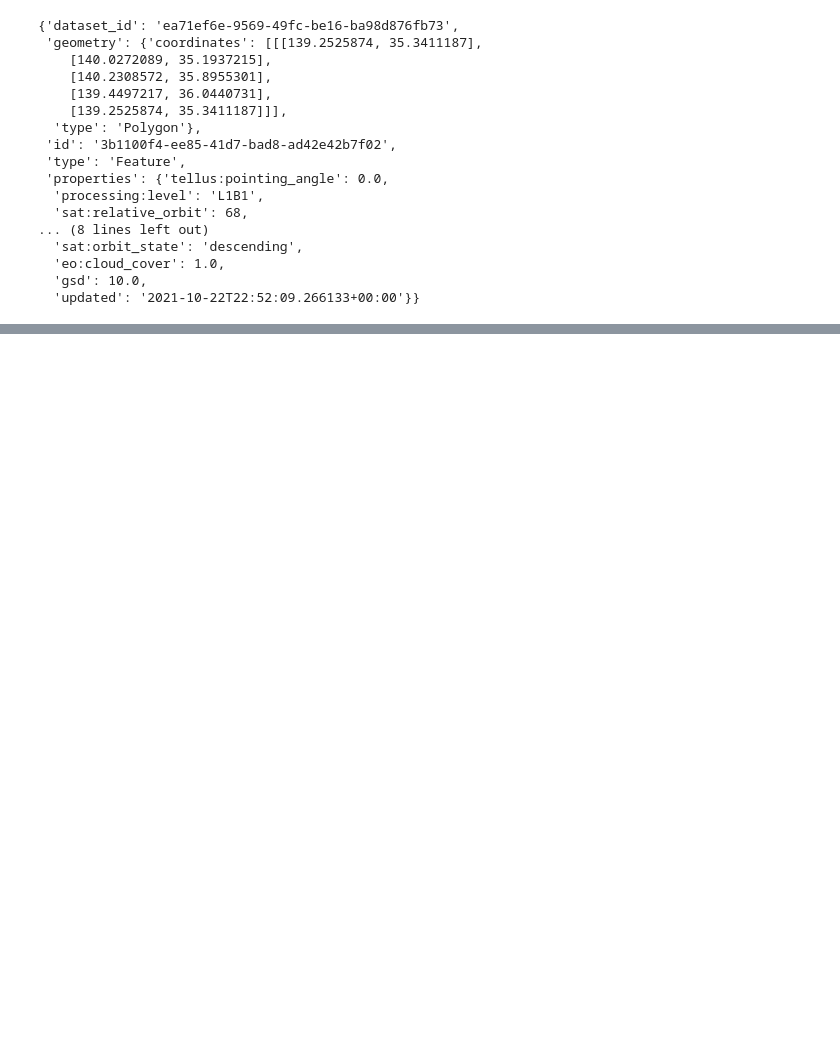
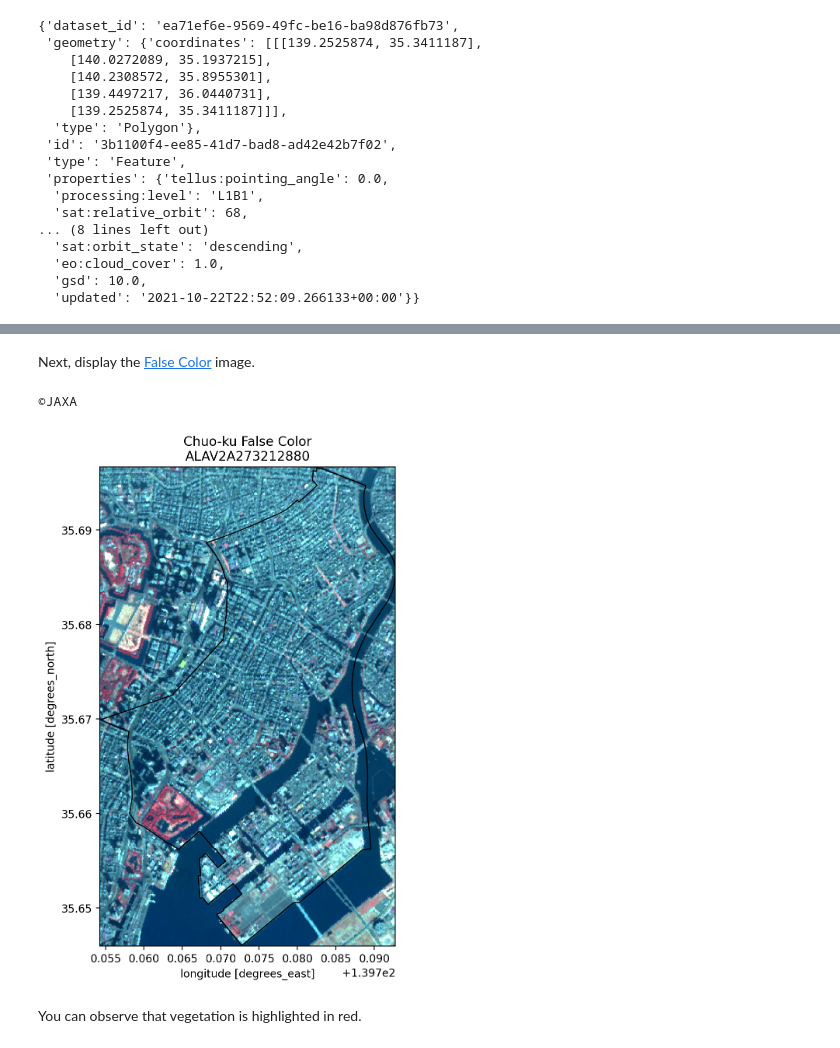
Before and after one commit to sankichi92/tellus-traveler-python, a Jupyter notebook: docs/index.ipynb, the cells around one changed output, grey strips where cells are left out. Cells and saved outputs as stored; diff of their text form; code cells hidden in the pictures; blank space fills up the shorter version.

```diff
--- a/docs/index.ipynb
+++ b/docs/index.ipynb
@@ -156,0 +274,13 @@ search_results_gdf.set_crs(epsg=4326).explore("tellus:name")
+# %% [markdown]
+Next, display the [False Color](https://en.wikipedia.org/wiki/False_color) image.
+# %%
+fig, ax = plt.subplots(figsize=(8, 8))
+clipped_data.sel(band=[4, 1, 2]).plot.imshow(ax=ax, rgb="band", robust=True)
+chuo_ku_gdf.plot(ax=ax, color="none")
+ax.set_title(f"Chuo-ku False Color\n{scene['tellus:name']}")
+print(avnir2_dataset["copyright"])
+# %% [output]
+©JAXA
+[figure, added]
+# %% [markdown]
+You can observe that vegetation is highlighted in red.
```
Also changed, not shown: parts of 25 cells of this notebook, 2 other files.
